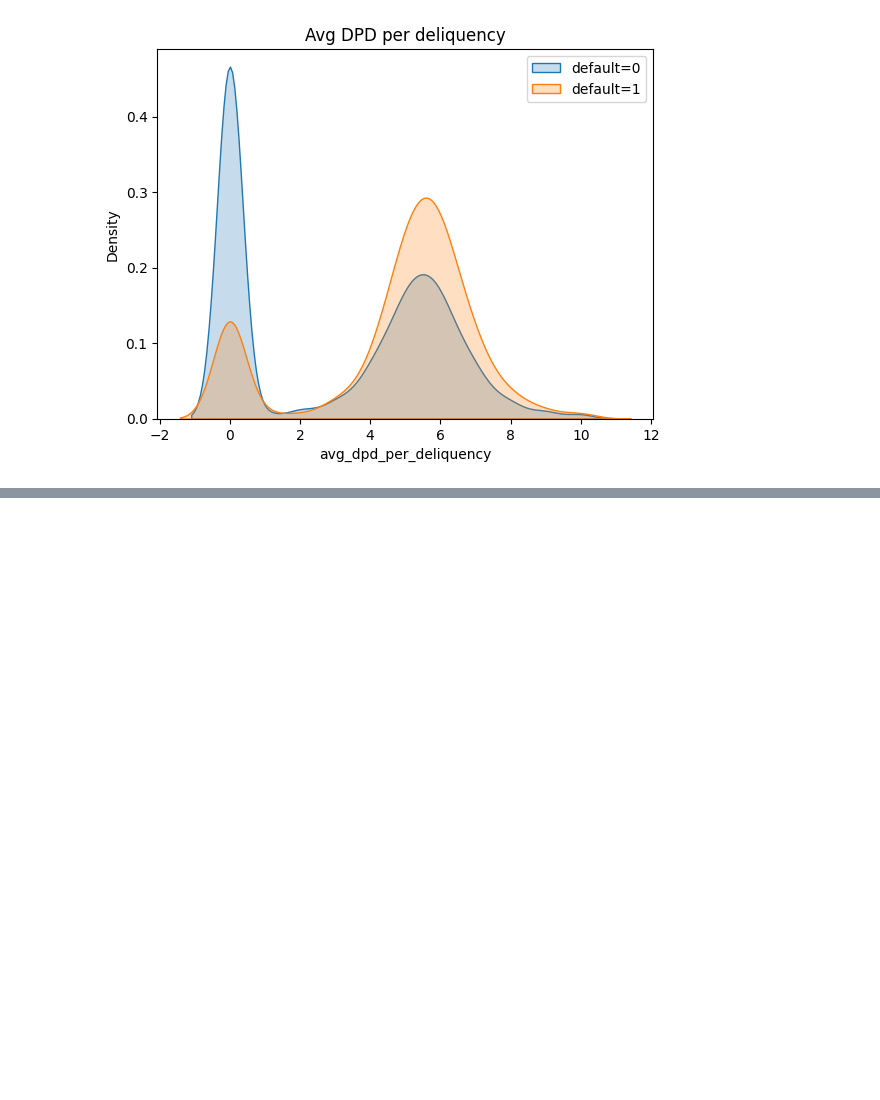
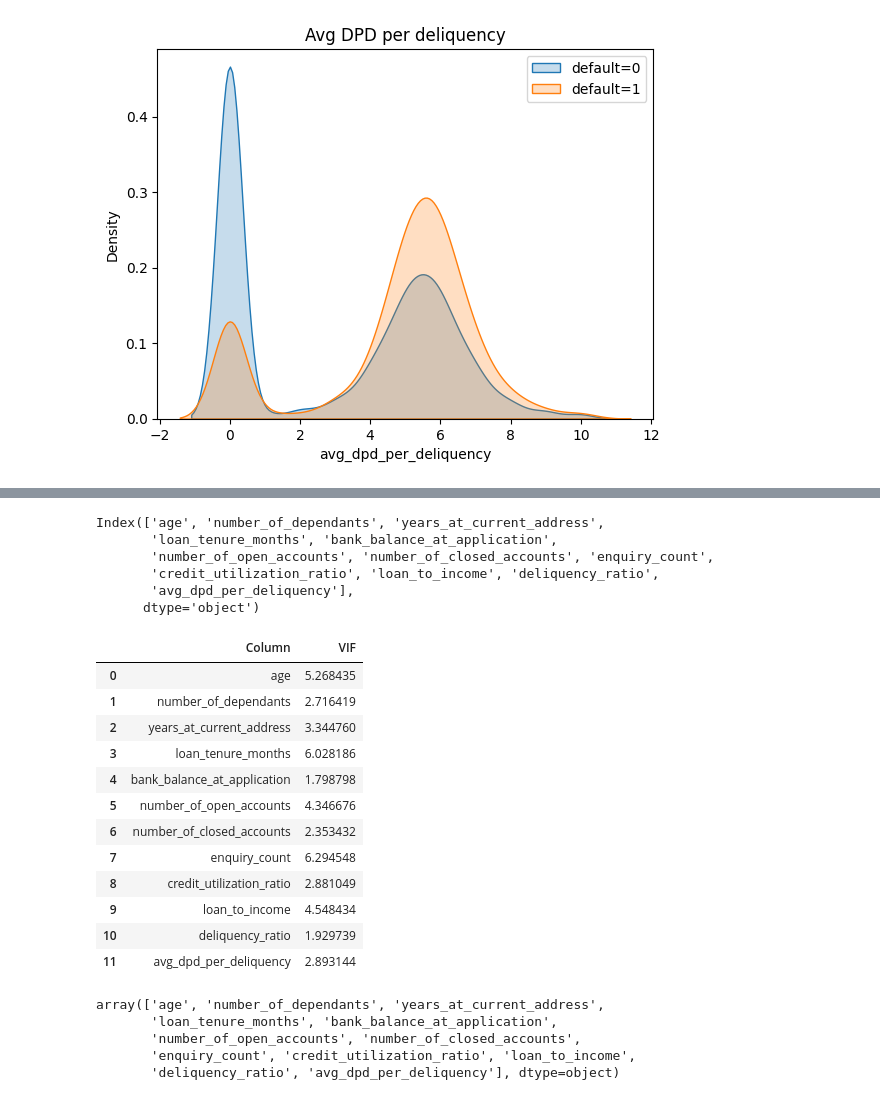
Before and after one commit to HMurawski/Credit-Score-Modelling, a Jupyter notebook: notebooks/03_feature_engineering.ipynb, the cells around one changed output, grey strips where cells are left out. Saved outputs shown, nothing was run; the diff lists cells and outputs as text; code cells hidden in the pictures; blank space fills up the shorter version.

```diff
--- a/notebooks/03_feature_engineering.ipynb
+++ b/notebooks/03_feature_engineering.ipynb
@@ -114,0 +202,39 @@ plt.show()
+# %%
+features_to_drop_vif = ["sanction_amount", "processing_fee", "gst", "net_disbursement", "principal_outstanding"]
+
+X_train_cleaned =  X_train.drop(features_to_drop_vif, axis=1)
+num_col_cleaned = X_train_cleaned.select_dtypes(["int64", "float64"]).columns
+num_col_cleaned
+# %% [output]
+Index(['age', 'number_of_dependants', 'years_at_current_address',
+       'loan_tenure_months', 'bank_balance_at_application',
+       'number_of_open_accounts', 'number_of_closed_accounts', 'enquiry_count',
+       'credit_utilization_ratio', 'loan_to_income', 'deliquency_ratio',
+       'avg_dpd_per_deliquency'],
+      dtype='object')
+# %%
+vif_df = calculate_vif(X_train_cleaned[num_col_cleaned])
+vif_df
+# %% [output]
+|  | Column | VIF |
+| 0 | age | 5.268435 |
+| 1 | number_of_dependants | 2.716419 |
+| 2 | years_at_current_address | 3.344760 |
+| 3 | loan_tenure_months | 6.028186 |
+| 4 | bank_balance_at_application | 1.798798 |
+| 5 | number_of_open_accounts | 4.346676 |
+| 6 | number_of_closed_accounts | 2.353432 |
+| 7 | enquiry_count | 6.294548 |
+| 8 | credit_utilization_ratio | 2.881049 |
+| 9 | loan_to_income | 4.548434 |
+| 10 | deliquency_ratio | 1.929739 |
+| 11 | avg_dpd_per_deliquency | 2.893144 |
+# %%
+selected_numeric_features_vif = vif_df.Column.values
+selected_numeric_features_vif
+# %% [output]
+array(['age', 'number_of_dependants', 'years_at_current_address',
+       'loan_tenure_months', 'bank_balance_at_application',
+       'number_of_open_accounts', 'number_of_closed_accounts',
+       'enquiry_count', 'credit_utilization_ratio', 'loan_to_income',
+       'deliquency_ratio', 'avg_dpd_per_deliquency'], dtype=object)
```
Also changed, not shown: parts of 13 cells of this notebook, 2 other files.
